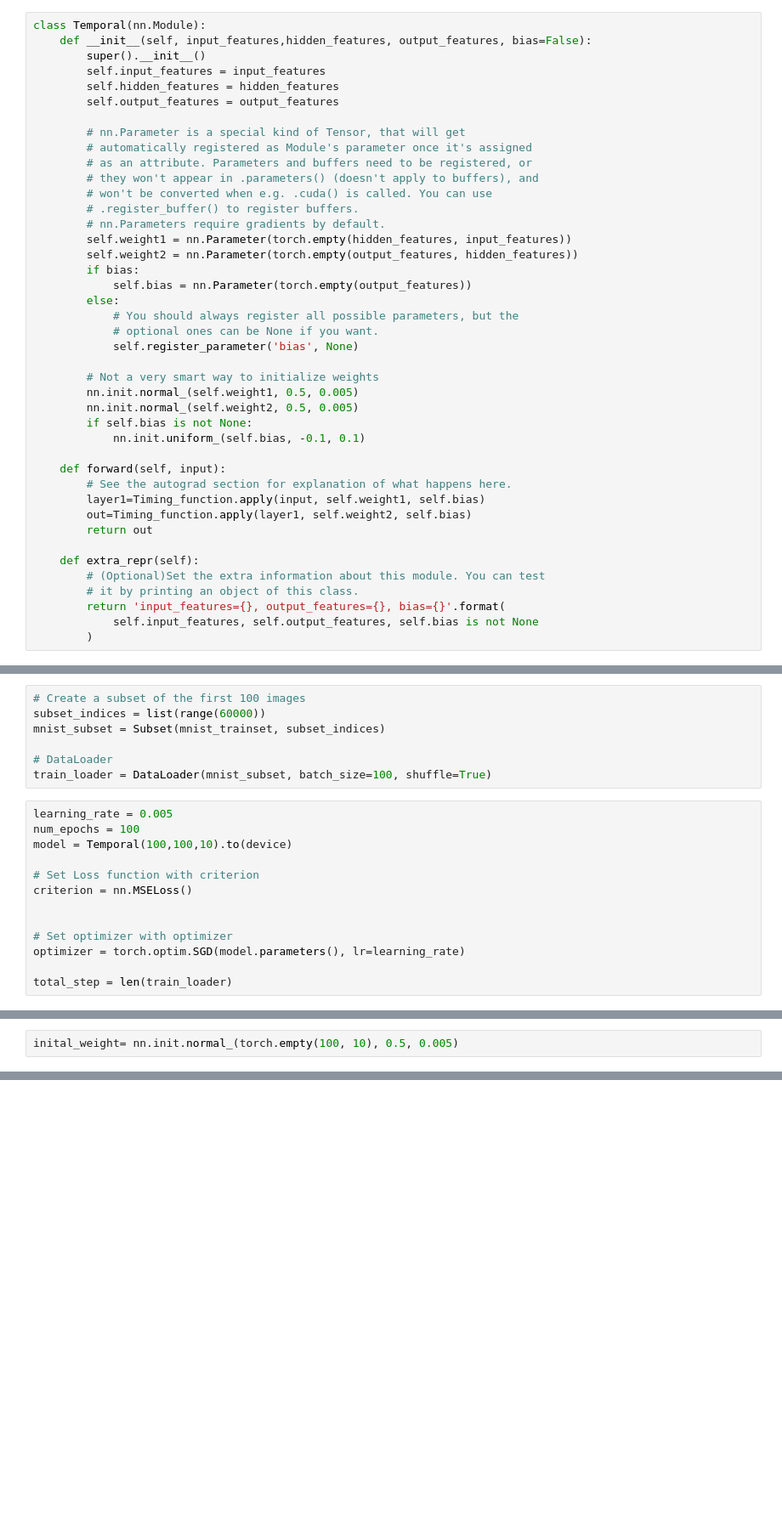
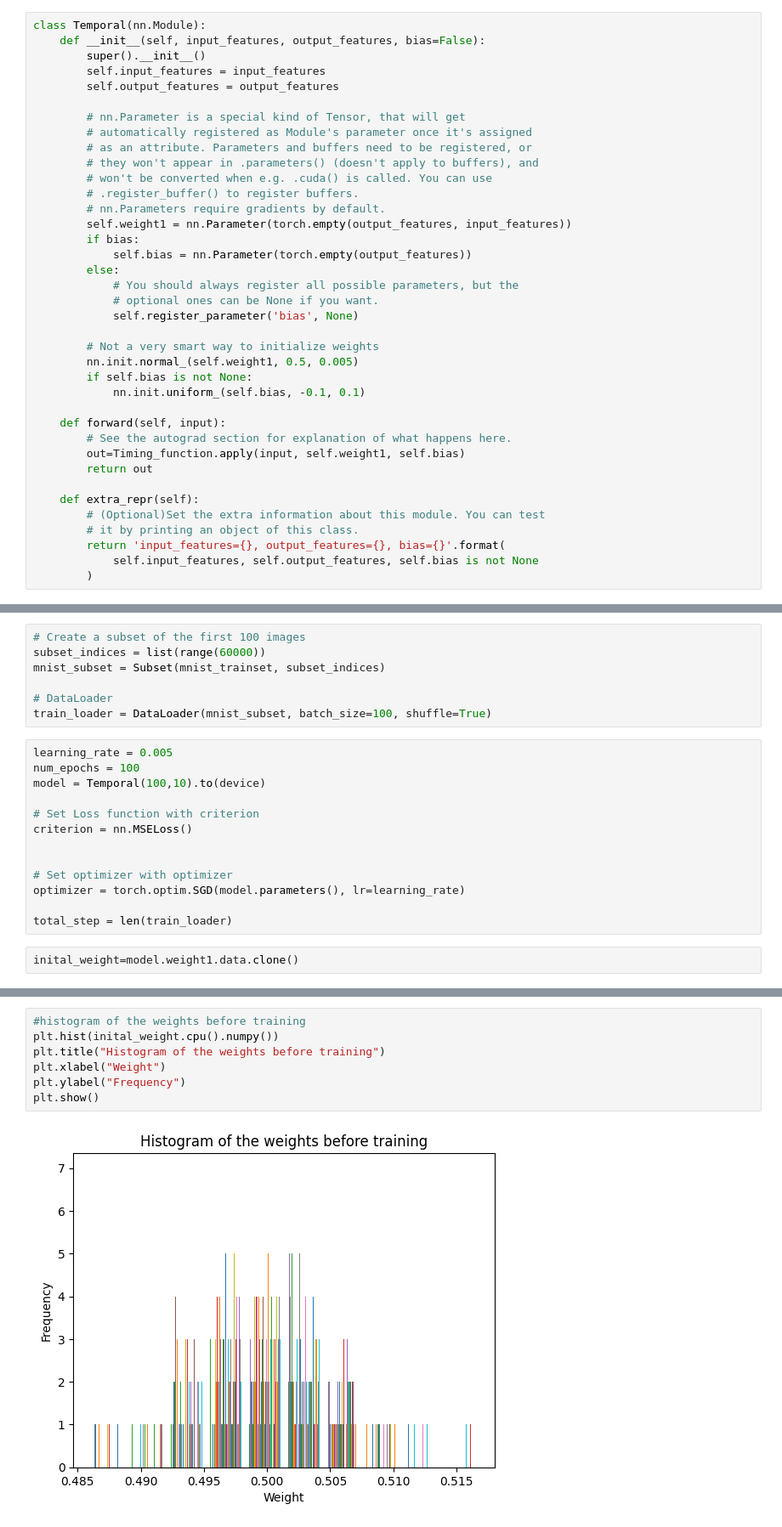
Before and after one commit to teewhy27/Temporal-NN, a Jupyter notebook: 20k-forward-backward.ipynb, the cells around one changed output, grey strips where cells are left out. Shown at 85% size. Saved outputs shown, nothing was run; the diff lists cells and outputs as text; blank space fills up the shorter version.

```diff
--- a/20k-forward-backward.ipynb
+++ b/20k-forward-backward.ipynb
@@ -223,10 +262,9 @@ img.shape
 torch.Size([1, 10, 10])
 # %%
 class Temporal(nn.Module):
-    def __init__(self, input_features,hidden_features, output_features, bias=False):
+    def __init__(self, input_features, output_features, bias=False):
         super().__init__()
         self.input_features = input_features
-        self.hidden_features = hidden_features
         self.output_features = output_features
 
         # nn.Parameter is a special kind of Tensor, that will get
@@ -236,8 +274,7 @@ class Temporal(nn.Module):
         # won't be converted when e.g. .cuda() is called. You can use
         # .register_buffer() to register buffers.
         # nn.Parameters require gradients by default.
-        self.weight1 = nn.Parameter(torch.empty(hidden_features, input_features))
-        self.weight2 = nn.Parameter(torch.empty(output_features, hidden_features))
+        self.weight1 = nn.Parameter(torch.empty(output_features, input_features))
         if bias:
             self.bias = nn.Parameter(torch.empty(output_features))
         else:
@@ -247,14 +284,12 @@ class Temporal(nn.Module):
 
         # Not a very smart way to initialize weights
         nn.init.normal_(self.weight1, 0.5, 0.005)
-        nn.init.normal_(self.weight2, 0.5, 0.005)
         if self.bias is not None:
             nn.init.uniform_(self.bias, -0.1, 0.1)
 
     def forward(self, input):
         # See the autograd section for explanation of what happens here.
-        layer1=Timing_function.apply(input, self.weight1, self.bias)
-        out=Timing_function.apply(layer1, self.weight2, self.bias)
+        out=Timing_function.apply(input, self.weight1, self.bias)
         return out
 
     def extra_repr(self):
@@ -279,7 +308,7 @@ train_loader = DataLoader(mnist_subset, batch_size=100, shuffle=True)
 # %%
 learning_rate = 0.005
 num_epochs = 100
-model = Temporal(100,100,10).to(device)
+model = Temporal(100,10).to(device)
 
 # Set Loss function with criterion
 criterion = nn.MSELoss()
@@ -289,6 +318,8 @@ criterion = nn.MSELoss()
 optimizer = torch.optim.SGD(model.parameters(), lr=learning_rate)
 
 total_step = len(train_loader)
+# %%
+inital_weight=model.weight1.data.clone()
 # %%
 #convert a label from 0 to 9 to a one hot vector
 #convert a batch of labels from 0 to 9 to a batch of one hot vectors
@@ -392,2 +389,0 @@ tensor([0.3383, 0.3276, 0.3206, 0.3256, 0.3322, 0.3311, 0.3317, 0.3233, 0.3299,
-# %%
-inital_weight= nn.init.normal_(torch.empty(100, 10), 0.5, 0.005)
@@ -406,0 +390,9 @@ class Linear(nn.Linear)
+# %%
+#histogram of the weights before training
+plt.hist(inital_weight.cpu().numpy())
+plt.title("Histogram of the weights before training")
+plt.xlabel("Weight")
+plt.ylabel("Frequency")
+plt.show()
+# %% [output]
+[figure, added]
```
Also changed, not shown: parts of 28 cells of this notebook.
